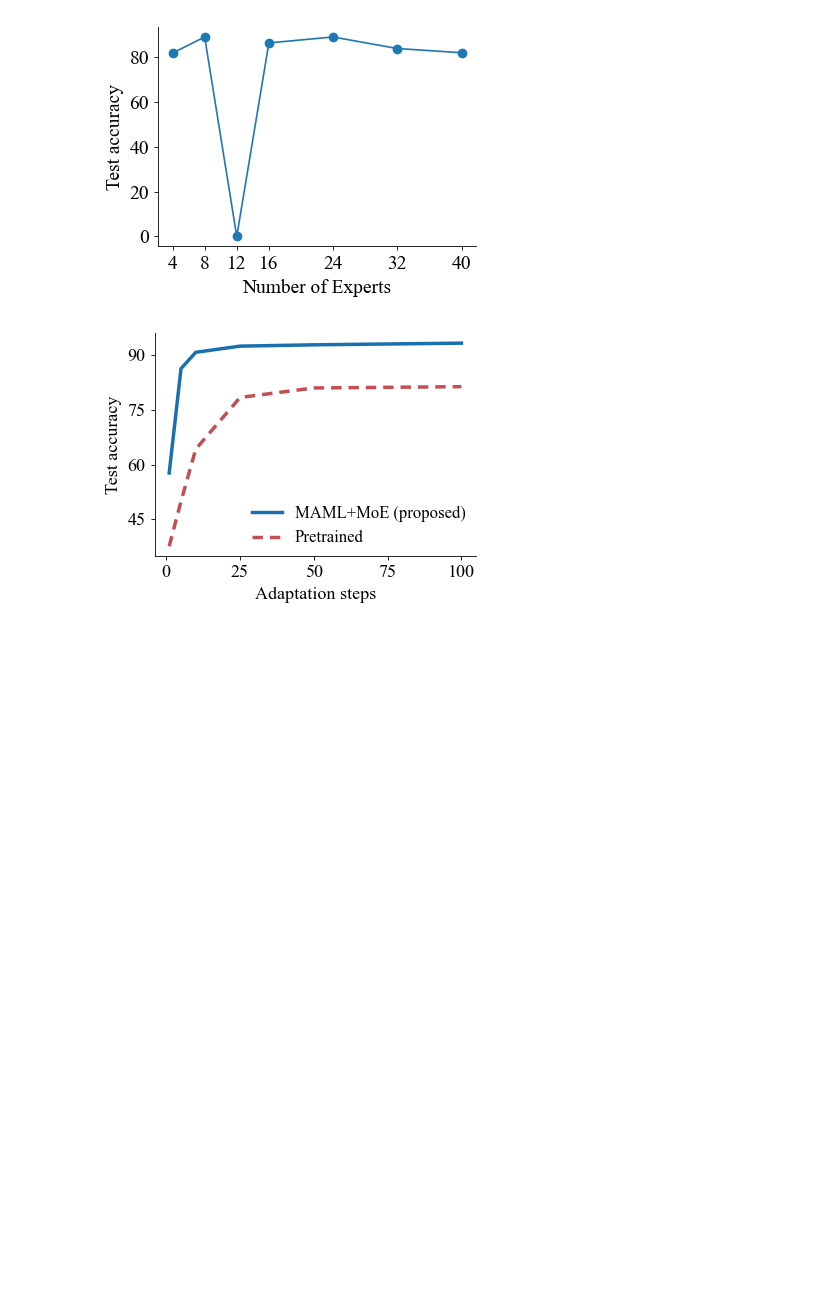
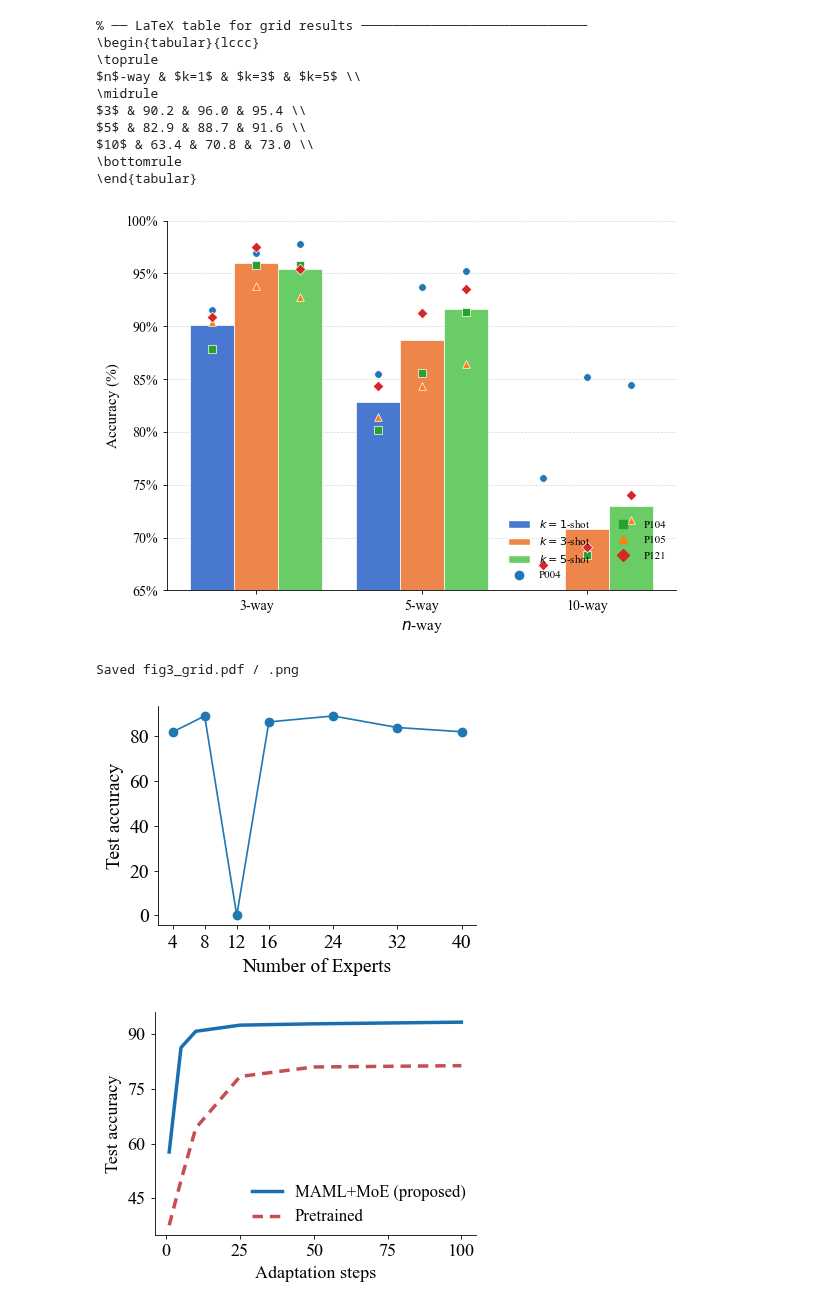
Before and after one commit to kdmalc/pers-gest-cls, a Jupyter notebook: paper_figures/NeurIPS_Figures.ipynb, the cells around one changed output. Cells and saved outputs as stored; diff of their text form; code cells hidden in the pictures; blank space fills up the shorter version.

```diff
--- a/paper_figures/NeurIPS_Figures.ipynb
+++ b/paper_figures/NeurIPS_Figures.ipynb
@@ -25,3 +427,19 @@ plt.rcParams.update({
+# %%
+
+figure_grid(df)
+# %% [output]
+% ── LaTeX table for grid results ─────────────────────────────
+\begin{tabular}{lccc}
+\toprule
+$n$-way & $k=1$ & $k=3$ & $k=5$ \\
+\midrule
+$3$ & 90.2 & 96.0 & 95.4 \\
+$5$ & 82.9 & 88.7 & 91.6 \\
+$10$ & 63.4 & 70.8 & 73.0 \\
+\bottomrule
+\end{tabular}
+[figure, added]
+Saved fig3_grid.pdf / .png
 # %%
 # FIGURE: Main Figure: M0 vs Key Ablations
 ## This should probably be a table actually
```
Also changed, not shown: parts of 8 cells of this notebook, 1 other file.
